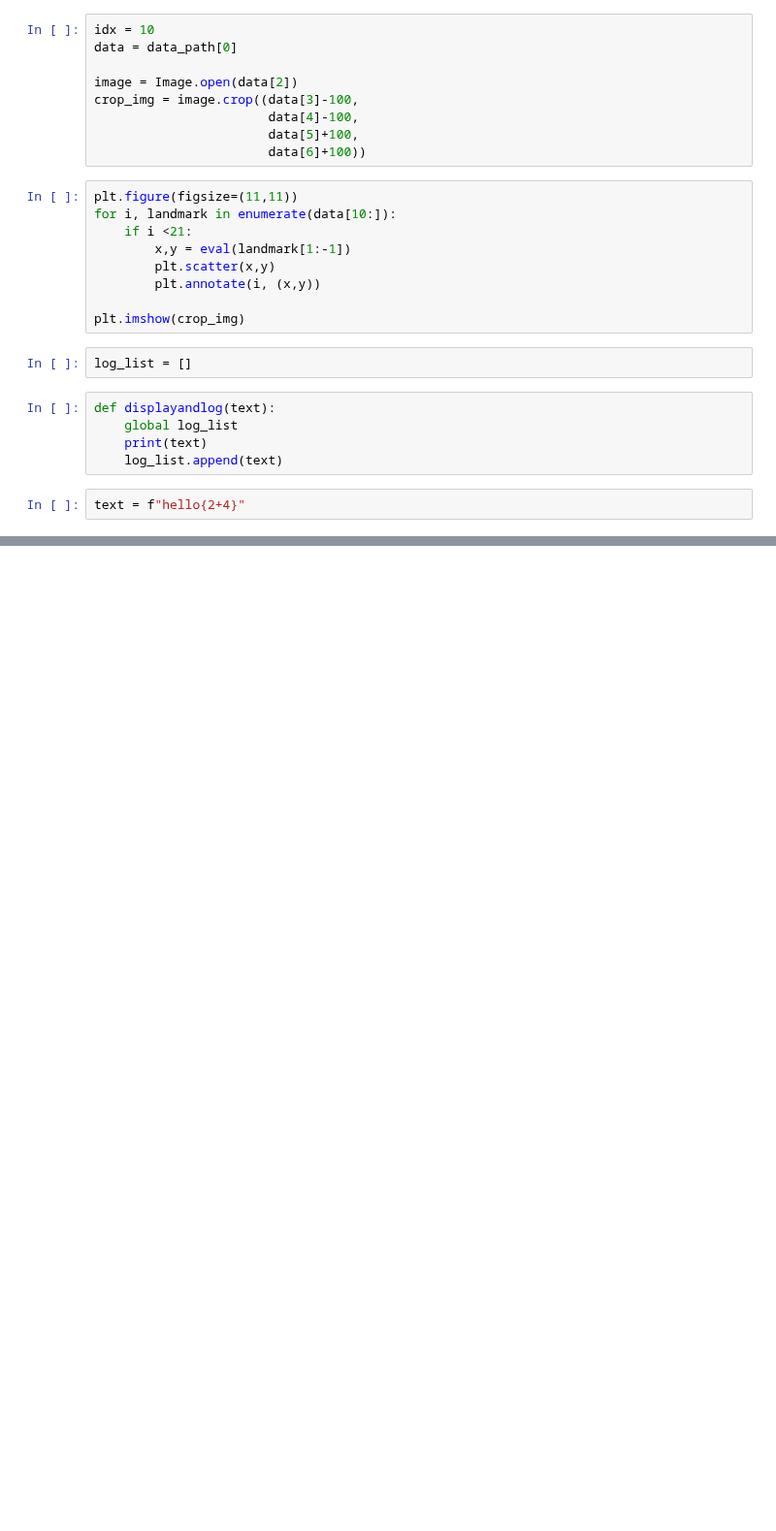
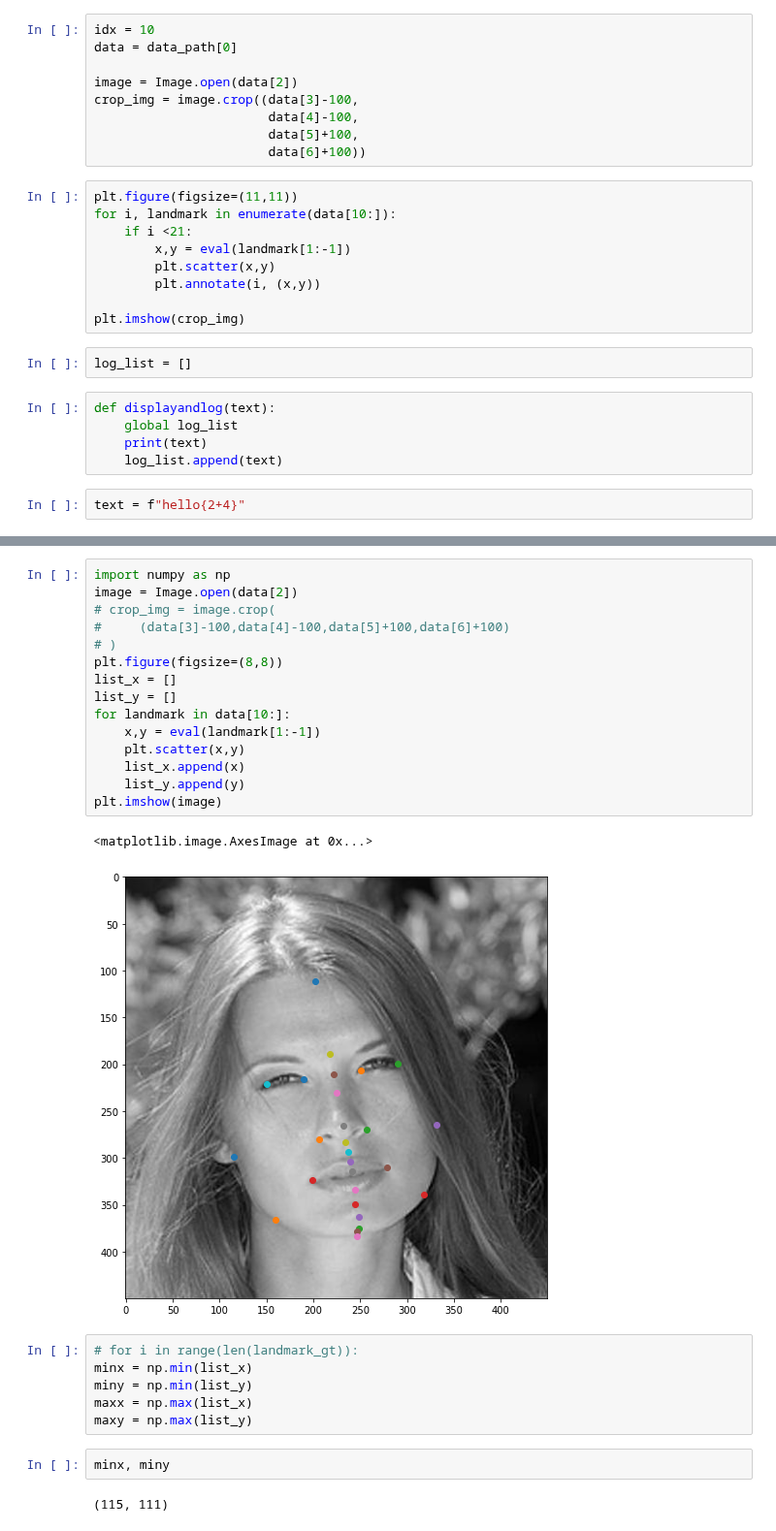
Before and after one commit to Minhan-Bae/FLD-scratch, a Jupyter notebook: find_index.ipynb, the cells around one changed output, grey strips where cells are left out. Shown at 97% size. Saved outputs shown, nothing was run; the diff lists cells and outputs as text; blank space fills up the shorter version.

```diff
--- a/find_index.ipynb
+++ b/find_index.ipynb
@@ -36,0 +48,28 @@ import numpy as np
+# %%
+import numpy as np
+image = Image.open(data[2])
+# crop_img = image.crop(
+#     (data[3]-100,data[4]-100,data[5]+100,data[6]+100)
+# )
+plt.figure(figsize=(8,8))
+list_x = []
+list_y = []
+for landmark in data[10:]:
+    x,y = eval(landmark[1:-1])
+    plt.scatter(x,y)
+    list_x.append(x)
+    list_y.append(y)
+plt.imshow(image)
+# %% [output]
+<matplotlib.image.AxesImage at 0x...>
+[figure, added]
+# %%
+# for i in range(len(landmark_gt)):
+minx = np.min(list_x)
+miny = np.min(list_y)
+maxx = np.max(list_x)
+maxy = np.max(list_y)
+# %%
+minx, miny
+# %% [output]
+(115, 111)
```
Also changed, not shown: parts of 6 cells of this notebook, 6 other files.
